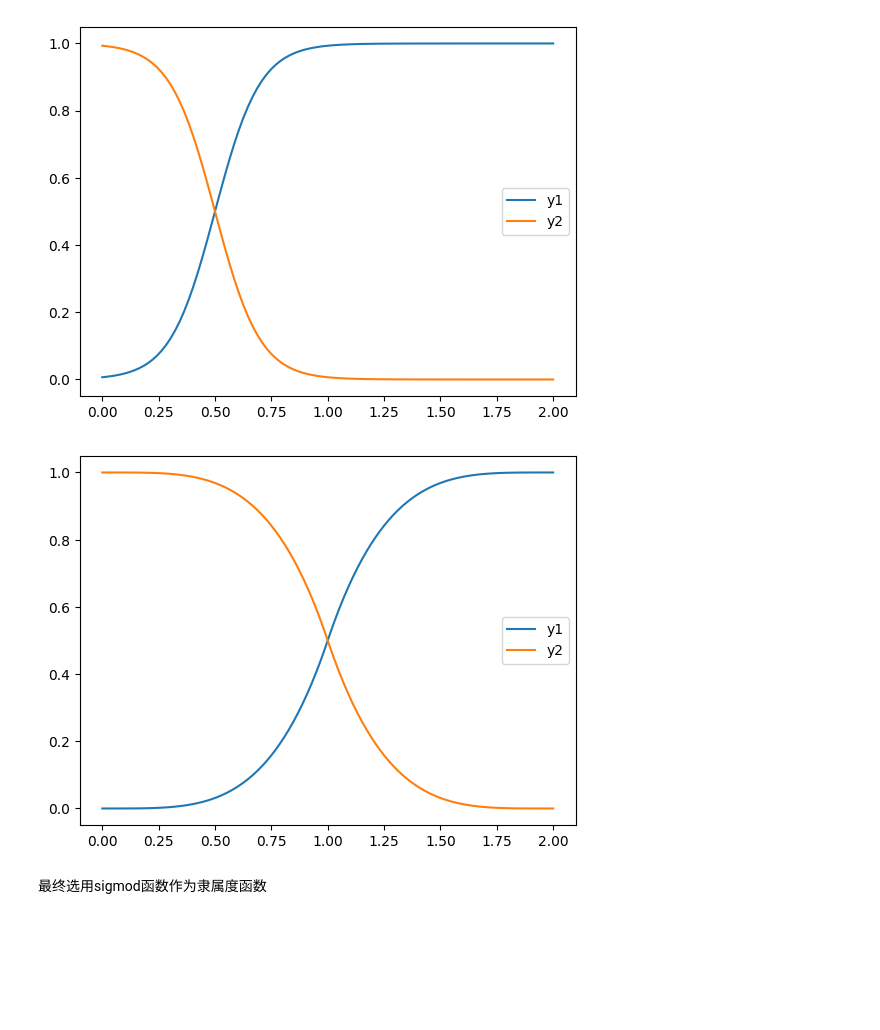
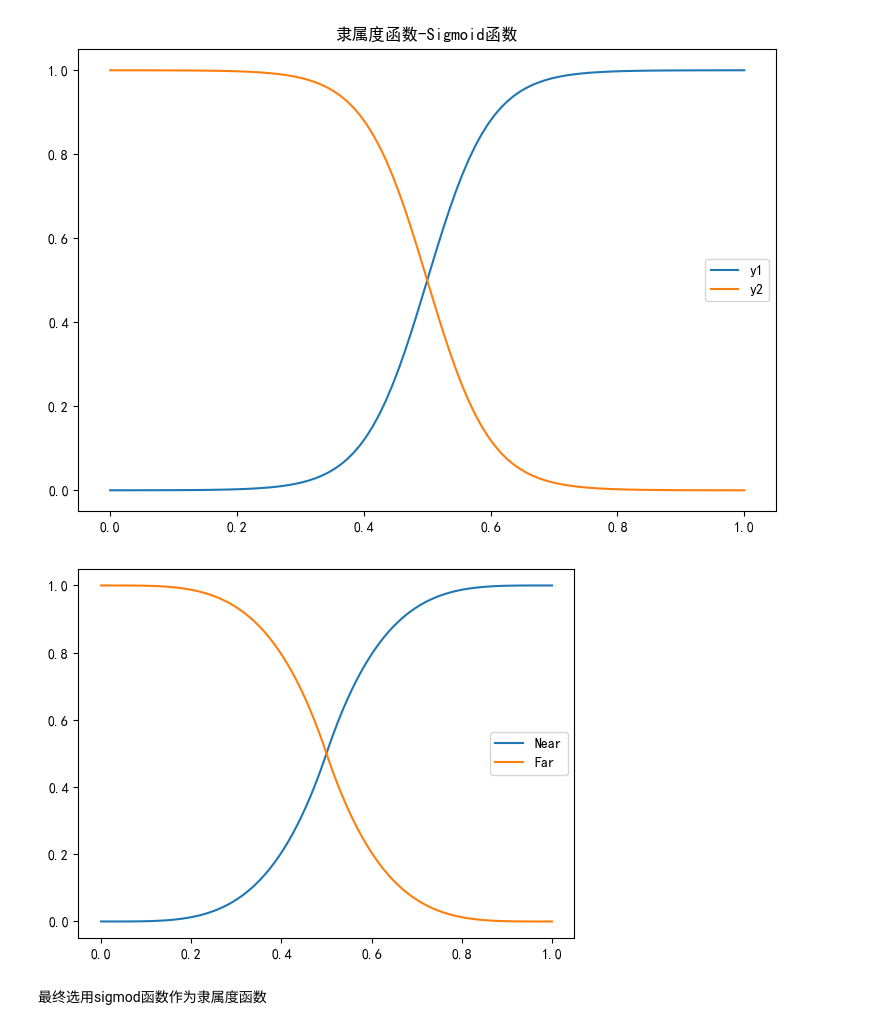
Before and after one commit to Jieyi-Jiang/format_planer_1, a Jupyter notebook: python/fuzzy_test.ipynb, the cells around one changed output. Cells and saved outputs as stored; diff of their text form; code cells hidden in the pictures; blank space fills up the shorter version.

```diff
--- a/python/fuzzy_test.ipynb
+++ b/python/fuzzy_test.ipynb
@@ -26,38 +26,43 @@ def function_1(x, k, x_min, x_max):
         ret = 1 - 2**3 * ((2*k - x)/(2*k))**4
     else:
         ret = 1.0
     return ret
 
 def function_sigmod(x, k, x_min, x_max, slope = 20):
     x_range = abs(x_max - x_min)
     u_x = (x - x_min) / x_range
     u_k = (k - x_min) / x_range
     a = slope
     return 1 / (1 + math.exp(-a*(u_x - u_k)))
 
 ### 测试函数, 并绘制图像 ###
-x_range = 2
+x_range = 1
 x_min = 0
 x_max = x_min + x_range
 x = np.linspace(x_min, x_max, 100)
 y1 = np.array([function_sigmod(i, 0.5, x_min, x_max) for i in x])
 # y1 = np.array([function_sigmod(i, x_range/2+x_min, x_min, x_max) for i in x])
 y2 = 1 - y1
+plt.figure(figsize=(9,6))
+plt.rcParams['font.sans-serif'] = ['SimHei']  # 设置字体为黑体
+plt.rcParams['axes.unicode_minus'] = False  # 解决负号'-'显示为方块的问题
 plt.plot(x, y1, label='y1')
 plt.plot(x, y2, label='y2')
+plt.title('隶属度函数-Sigmoid函数')
 plt.legend()
 plt.show()
 x = np.linspace(x_min, x_max, 100)
 y1 = np.array([function_1(i, x_range/2+x_min , x_min, x_max) for i in x])
 y2 = 1 - y1
-plt.plot(x, y1, label='y1')
-plt.plot(x, y2, label='y2')
+plt.plot(x, y1, label='Near')
+plt.plot(x, y2, label='Far')
+
 plt.legend()
 plt.show()
 # # 测试模糊系统
 # %% [output]
-[figure, old version]
+[figure, new version]
-[figure, old version]
+[figure, new version]
 # %% [markdown]
 最终选用sigmod函数作为隶属度函数
 # %% [markdown]
```
Also changed, not shown: 5 other files.
